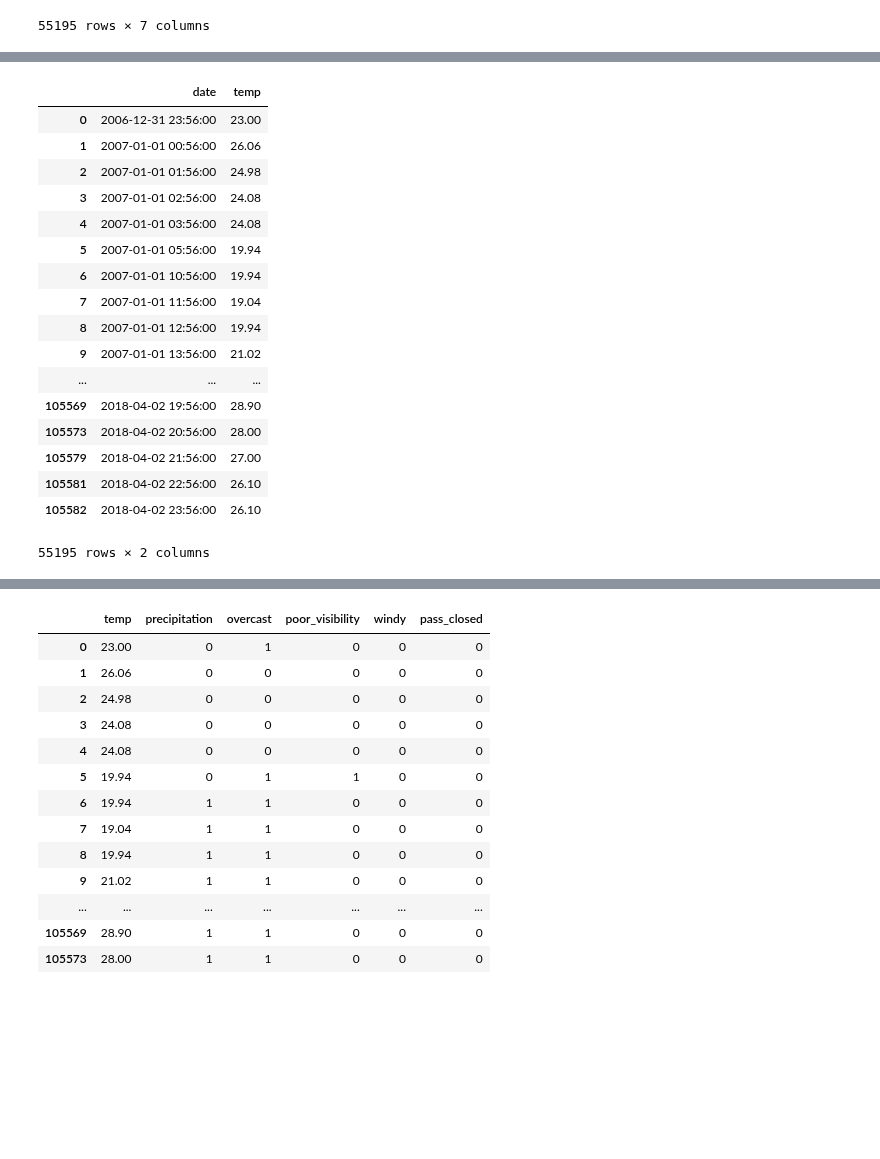
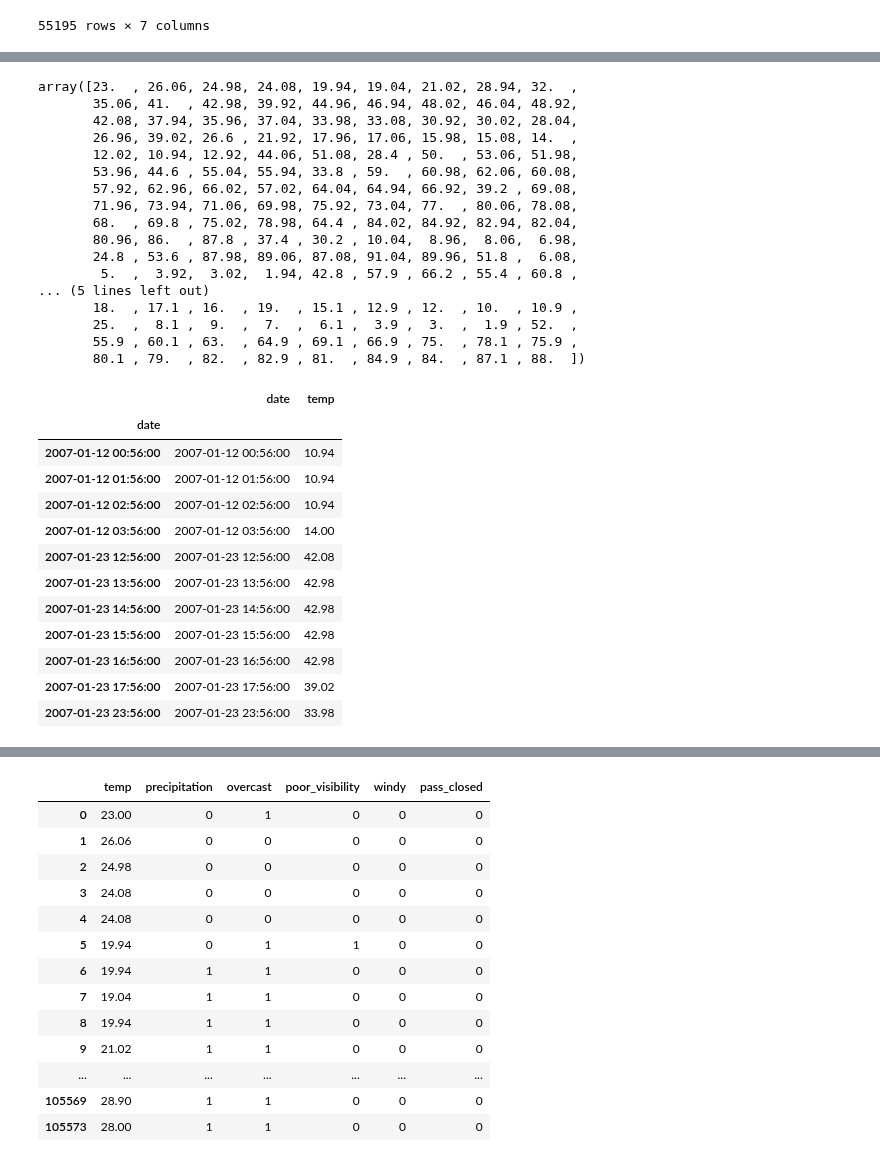
Before and after one commit to leannebaldwin/Pass_Closure, a Jupyter notebook: data_exploration/combine_data.ipynb, the cells around one changed output, grey strips where cells are left out. Drawn from its saved outputs; the diff is of its cells as text; code cells hidden in the pictures; blank space fills up the shorter version.

```diff
--- a/data_exploration/combine_data.ipynb
+++ b/data_exploration/combine_data.ipynb
@@ -274,23 +274,40 @@ combined_df
 # %%
-temp_df = combined_df[['date', 'temp']].copy()
+temp_df = combined_df[['date','temp']]
+# %%
+temp_df.index = temp_df['date']
 # %%
-temp_df
+temp_df.temp.unique()
 # %% [output]
-|  | date | temp |
-| 0 | 2006-12-31 23:56:00 | 23.00 |
-| 1 | 2007-01-01 00:56:00 | 26.06 |
-| 2 | 2007-01-01 01:56:00 | 24.98 |
-| 3 | 2007-01-01 02:56:00 | 24.08 |
-| 4 | 2007-01-01 03:56:00 | 24.08 |
-| 5 | 2007-01-01 05:56:00 | 19.94 |
-| 6 | 2007-01-01 10:56:00 | 19.94 |
-| 7 | 2007-01-01 11:56:00 | 19.04 |
-| 8 | 2007-01-01 12:56:00 | 19.94 |
-| 9 | 2007-01-01 13:56:00 | 21.02 |
-| ... | ... | ... |
-| 105569 | 2018-04-02 19:56:00 | 28.90 |
-| 105573 | 2018-04-02 20:56:00 | 28.00 |
-| 105579 | 2018-04-02 21:56:00 | 27.00 |
-| 105581 | 2018-04-02 22:56:00 | 26.10 |
-| 105582 | 2018-04-02 23:56:00 | 26.10 |
-55195 rows × 2 columns
+array([23.  , 26.06, 24.98, 24.08, 19.94, 19.04, 21.02, 28.94, 32.  ,
+       35.06, 41.  , 42.98, 39.92, 44.96, 46.94, 48.02, 46.04, 48.92,
+       42.08, 37.94, 35.96, 37.04, 33.98, 33.08, 30.92, 30.02, 28.04,
+       26.96, 39.02, 26.6 , 21.92, 17.96, 17.06, 15.98, 15.08, 14.  ,
+       12.02, 10.94, 12.92, 44.06, 51.08, 28.4 , 50.  , 53.06, 51.98,
+       53.96, 44.6 , 55.04, 55.94, 33.8 , 59.  , 60.98, 62.06, 60.08,
+       57.92, 62.96, 66.02, 57.02, 64.04, 64.94, 66.92, 39.2 , 69.08,
+       71.96, 73.94, 71.06, 69.98, 75.92, 73.04, 77.  , 80.06, 78.08,
+       68.  , 69.8 , 75.02, 78.98, 64.4 , 84.02, 84.92, 82.94, 82.04,
+       80.96, 86.  , 87.8 , 37.4 , 30.2 , 10.04,  8.96,  8.06,  6.98,
+       24.8 , 53.6 , 87.98, 89.06, 87.08, 91.04, 89.96, 51.8 ,  6.08,
+        5.  ,  3.92,  3.02,  1.94, 42.8 , 57.9 , 66.2 , 55.4 , 60.8 ,
+... (5 lines left out)
+       18.  , 17.1 , 16.  , 19.  , 15.1 , 12.9 , 12.  , 10.  , 10.9 ,
+       25.  ,  8.1 ,  9.  ,  7.  ,  6.1 ,  3.9 ,  3.  ,  1.9 , 52.  ,
+       55.9 , 60.1 , 63.  , 64.9 , 69.1 , 66.9 , 75.  , 78.1 , 75.9 ,
+       80.1 , 79.  , 82.  , 82.9 , 81.  , 84.9 , 84.  , 87.1 , 88.  ])
+# %%
+temp_df[(temp_df['date'] > '2007-01-12') & (temp_df['date'] < '2007-01-24')]
+# %% [output]
+|  | date | temp |
+| date |  |  |
+| 2007-01-12 00:56:00 | 2007-01-12 00:56:00 | 10.94 |
+| 2007-01-12 01:56:00 | 2007-01-12 01:56:00 | 10.94 |
+| 2007-01-12 02:56:00 | 2007-01-12 02:56:00 | 10.94 |
+| 2007-01-12 03:56:00 | 2007-01-12 03:56:00 | 14.00 |
+| 2007-01-23 12:56:00 | 2007-01-23 12:56:00 | 42.08 |
+| 2007-01-23 13:56:00 | 2007-01-23 13:56:00 | 42.98 |
+| 2007-01-23 14:56:00 | 2007-01-23 14:56:00 | 42.98 |
+| 2007-01-23 15:56:00 | 2007-01-23 15:56:00 | 42.98 |
+| 2007-01-23 16:56:00 | 2007-01-23 16:56:00 | 42.98 |
+| 2007-01-23 17:56:00 | 2007-01-23 17:56:00 | 39.02 |
+| 2007-01-23 23:56:00 | 2007-01-23 23:56:00 | 33.98 |
```
Also changed, not shown: parts of 8 cells of this notebook.
